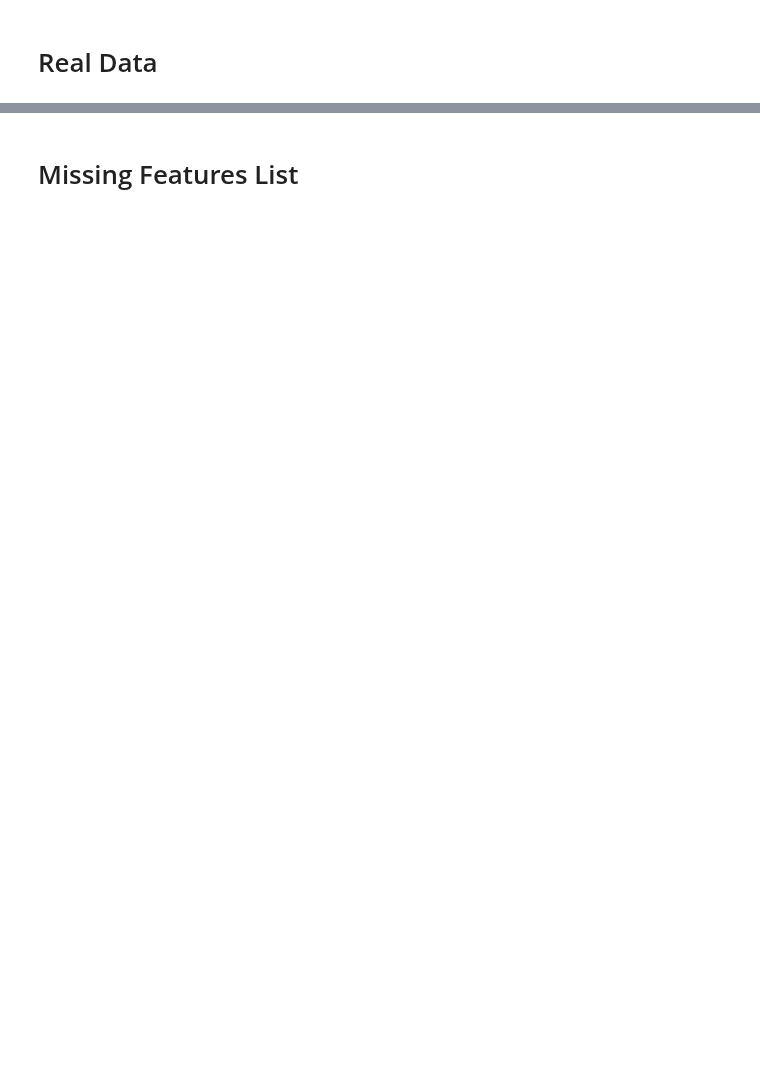
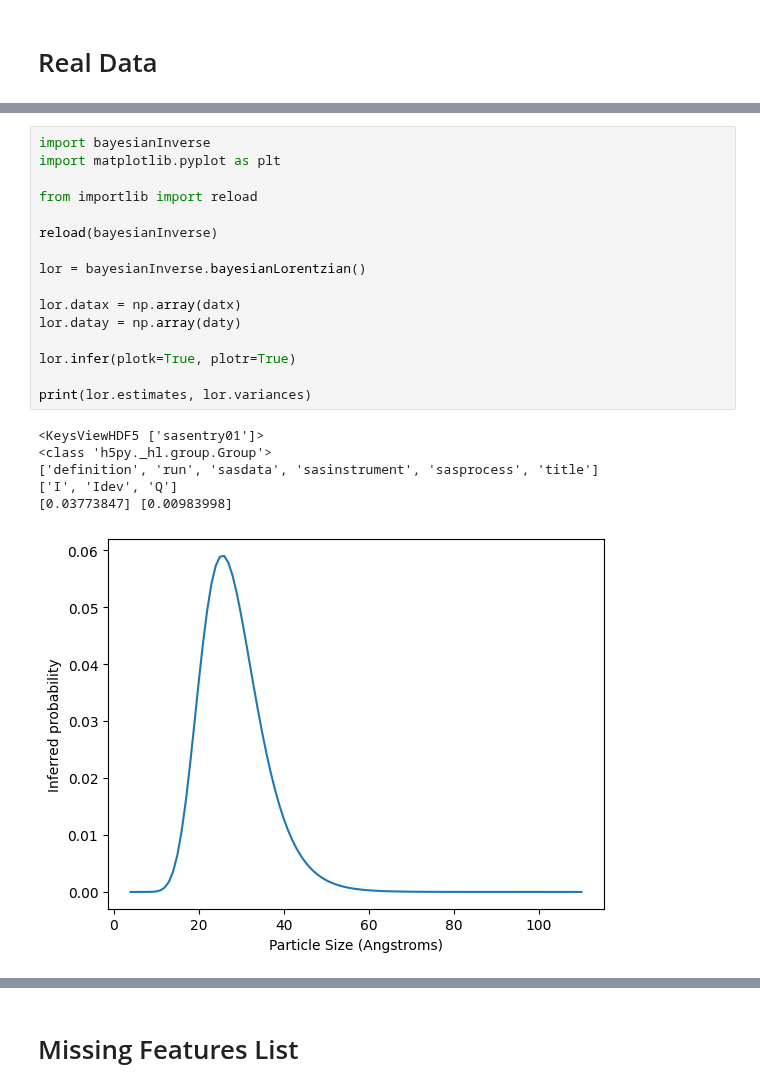
Before and after one commit to localoptimum/emtk, a Jupyter notebook: mleDemo.ipynb, the cells around one changed output, grey strips where cells are left out. Drawn from its saved outputs; the diff is of its cells as text; blank space fills up the shorter version.

```diff
--- a/mleDemo.ipynb
+++ b/mleDemo.ipynb
@@ -248,0 +333,23 @@ It's not clear that this can be done without temporary histogramming, especially
+# %%
+import bayesianInverse
+import matplotlib.pyplot as plt
+
+from importlib import reload
+
+reload(bayesianInverse)
+
+lor = bayesianInverse.bayesianLorentzian()
+
+lor.datax = np.array(datx)
+lor.datay = np.array(daty)
+
+lor.infer(plotk=True, plotr=True)
+
+print(lor.estimates, lor.variances)
+# %% [output]
+<KeysViewHDF5 ['sasentry01']>
+<class 'h5py._hl.group.Group'>
+['definition', 'run', 'sasdata', 'sasinstrument', 'sasprocess', 'title']
+['I', 'Idev', 'Q']
+[0.03773847] [0.00983998]
+[figure, added]
```
Also changed, not shown: parts of 21 cells of this notebook, 1 other file.
